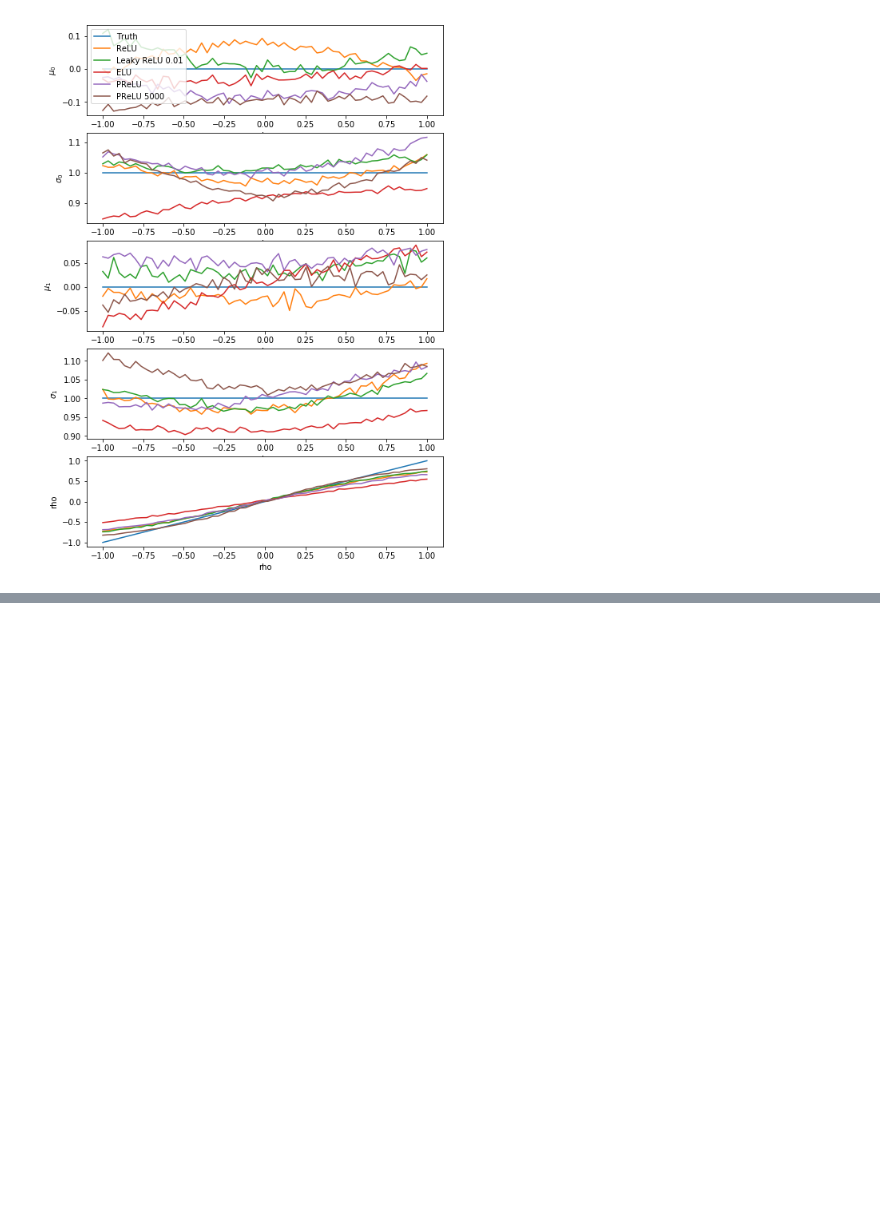
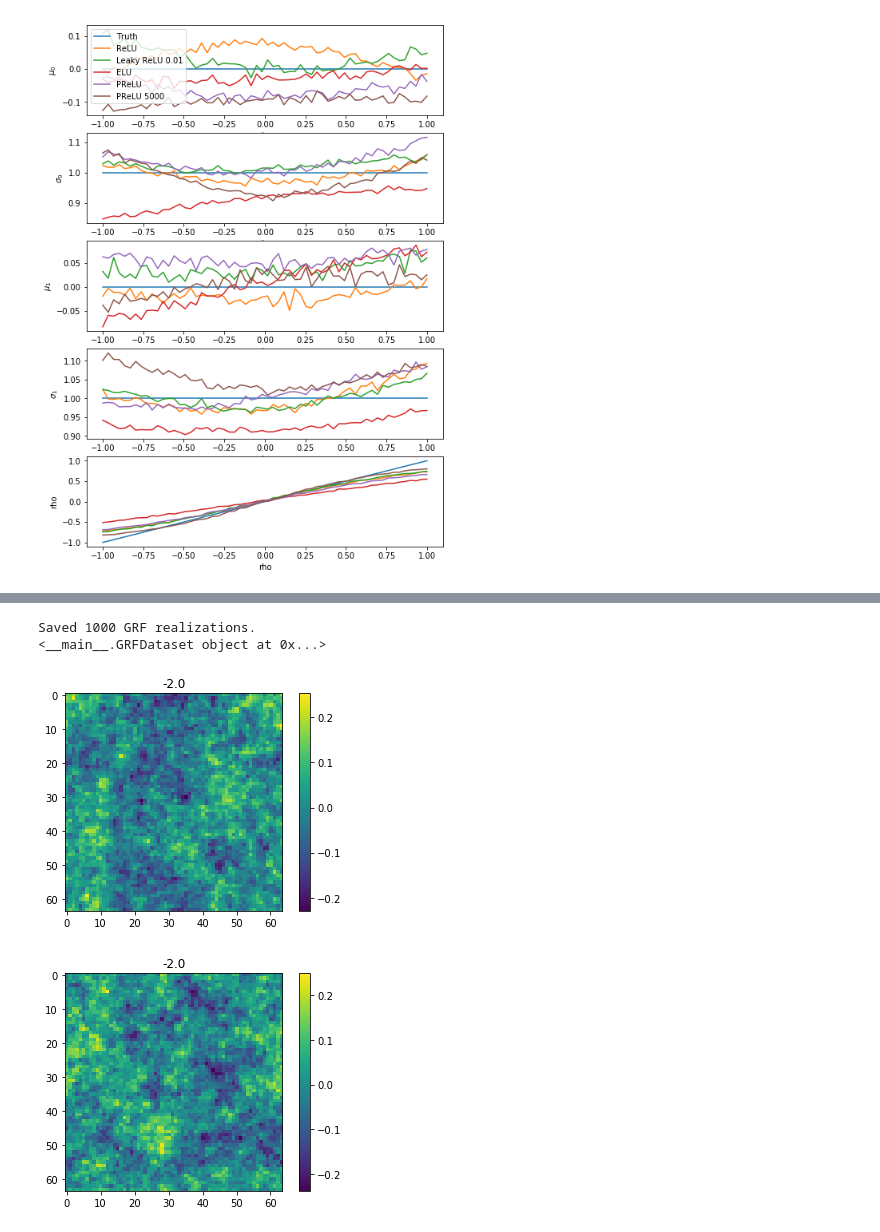
Before and after one commit to RichardFeder-zz/gan-work, a Jupyter notebook: gan_tests.ipynb, the cells around one changed output, grey strips where cells are left out. Saved outputs shown, nothing was run; the diff lists cells and outputs as text; code cells hidden in the pictures; blank space fills up the shorter version.

```diff
--- a/gan_tests.ipynb
+++ b/gan_tests.ipynb
@@ -642,0 +768,63 @@ plt.title('Power spectrum (np.fft.fft)')
+# %%
+import astropy
+from astropy.io import fits
+nsamp = 1000
+alpha = -2.0
+size=128
+ims = gaussian_random_field(nsamp, alpha, size=size)
+
+
+def generate_grf_dataset(nsamp, alpha, size):
+    ims = gaussian_random_field(nsamp, alpha, size=size)
+    for i, im in enumerate(ims):
+        hdr = fits.header.Header()
+        hdr['imdim']=size
+        hdr['alpha']=alpha
+        fits.writeto('data/ps'+str(size)+'/grf_'+str(i)+'.fits', im, hdr, overwrite=True)
+    print('Saved '+str(nsamp)+' GRF realizations.')
+
+generate_grf_dataset(nsamp, alpha, size)
+
+
+class GRFDataset(Dataset):
+    def __init__(self, root_dir, nsamp=10, transform=None):
+        """
+        Args:
+            root_dir (string): Directory with all the images.
+            transform (callable, optional): Optional transform to be applied
+                on a sample.
+        """
+
+        self.root_dir = root_dir
+        self.transform = transform
+        self.ngrfs = nsamp
+
+    def __len__(self):
+        return self.ngrfs
+
+    def __getitem__(self, idx):
+        img_name = os.path.join(self.root_dir, 'grf_'+str(idx)+'.fits')
+        image = fits.open(img_name)
+        grf = image[0].data
+        params = image[0].header
+        sample = {'image': grf, 'params':params}
+
+        if self.transform:
+            sample = self.transform(sample)
+
+        return sample
+
+grf_dataset = GRFDataset(root_dir='data/ps64/', nsamp=2)
+print(grf_dataset)
+
+for i in range(len(grf_dataset)):
+    plt.figure()
+    plt.title(grf_dataset[i]['params']['alpha'])
+    plt.imshow(grf_dataset[i]['image'], interpolation='none')
+    plt.colorbar()
+    plt.show()
+# %% [output]
+Saved 1000 GRF realizations.
+<__main__.GRFDataset object at 0x...>
+[figure, added]
+[figure, added]
```
Also changed, not shown: parts of 21 cells of this notebook, 5 other files.
